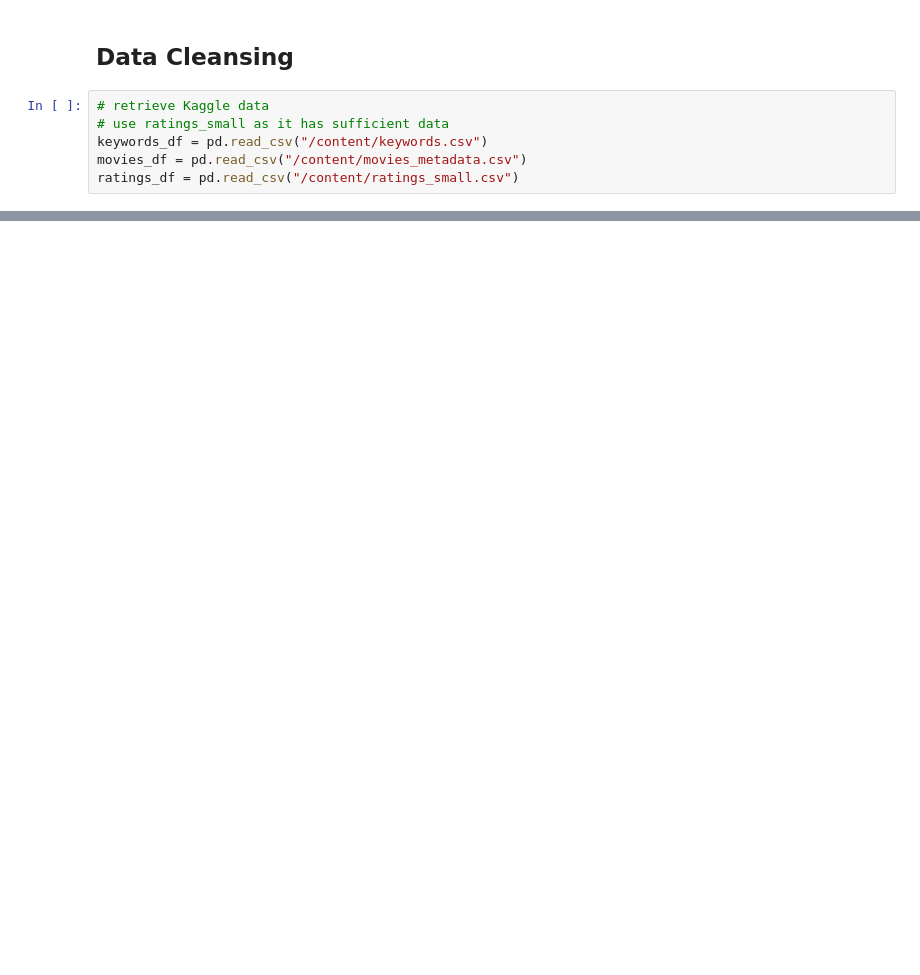
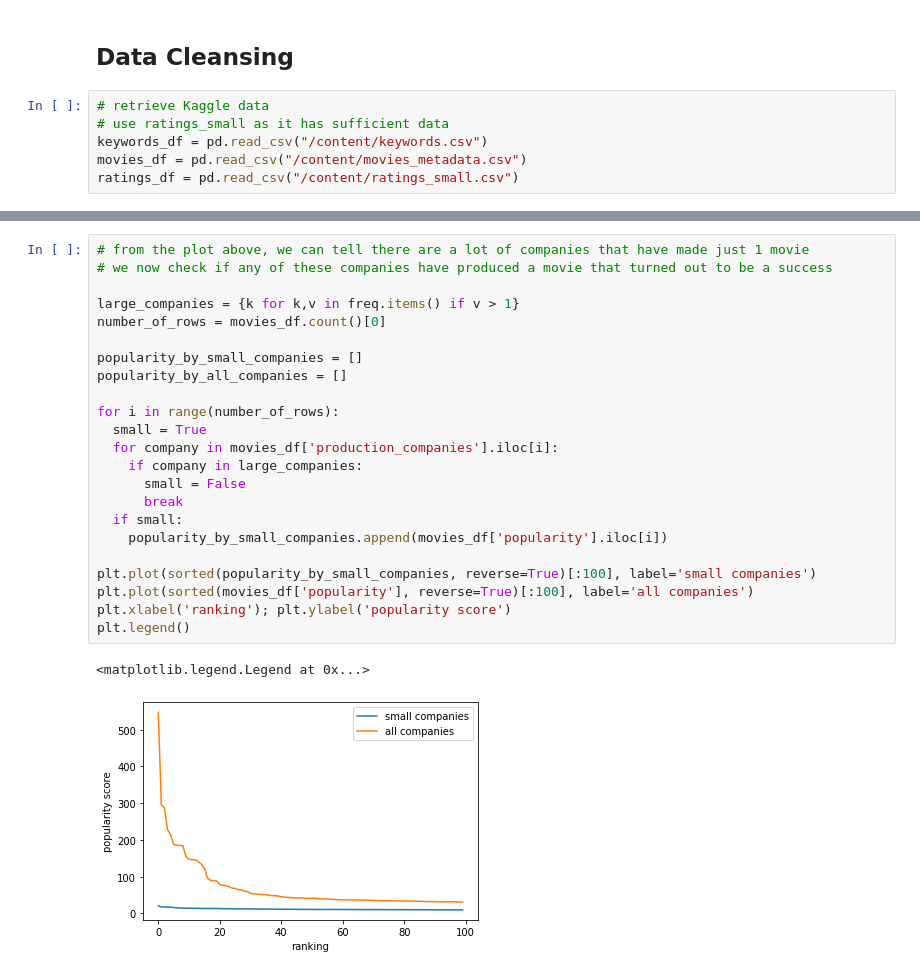
Before and after one commit to kunhwiko/Movie_Recommendation, a Jupyter notebook: src/CIS545_Group_Project.ipynb, the cells around one changed output, grey strips where cells are left out. Saved outputs shown, nothing was run; the diff lists cells and outputs as text; blank space fills up the shorter version.

```diff
--- a/src/CIS545_Group_Project.ipynb
+++ b/src/CIS545_Group_Project.ipynb
@@ -118,0 +170,26 @@ movies_df
+# %%
+# from the plot above, we can tell there are a lot of companies that have made just 1 movie
+# we now check if any of these companies have produced a movie that turned out to be a success
+
+large_companies = {k for k,v in freq.items() if v > 1}
+number_of_rows = movies_df.count()[0]
+
+popularity_by_small_companies = []
+popularity_by_all_companies = []
+
+for i in range(number_of_rows):
+  small = True
+  for company in movies_df['production_companies'].iloc[i]:
+    if company in large_companies:
+      small = False
+      break
+  if small:
+    popularity_by_small_companies.append(movies_df['popularity'].iloc[i])
+
+plt.plot(sorted(popularity_by_small_companies, reverse=True)[:100], label='small companies')
+plt.plot(sorted(movies_df['popularity'], reverse=True)[:100], label='all companies')
+plt.xlabel('ranking'); plt.ylabel('popularity score')
+plt.legend()
+# %% [output]
+<matplotlib.legend.Legend at 0x...>
+[figure, added]
```
Also changed, not shown: parts of 11 cells of this notebook.
